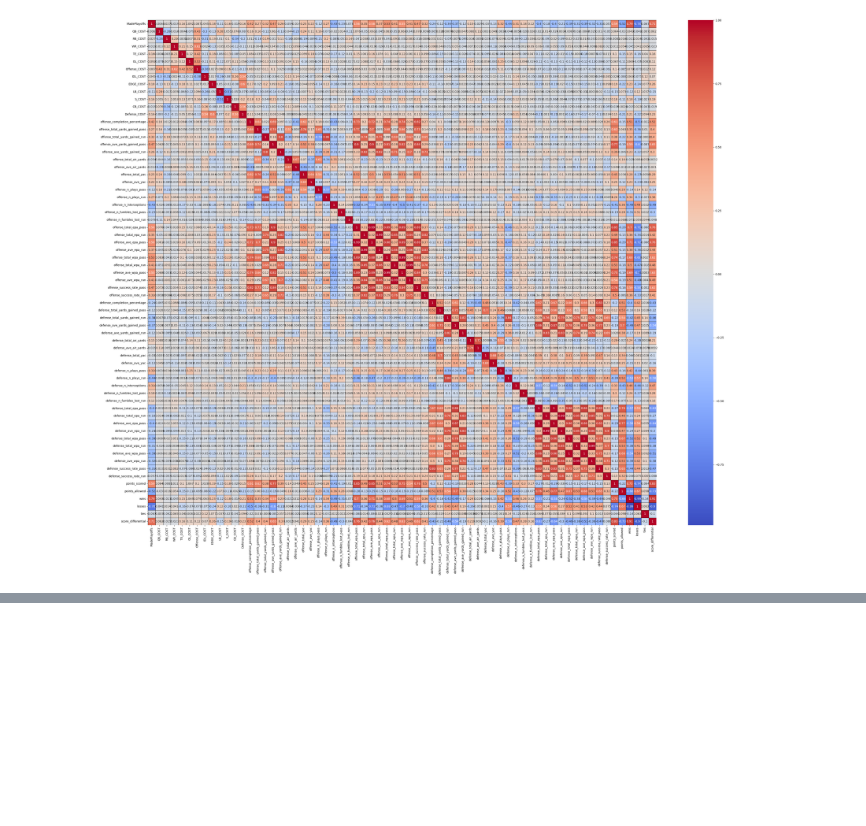
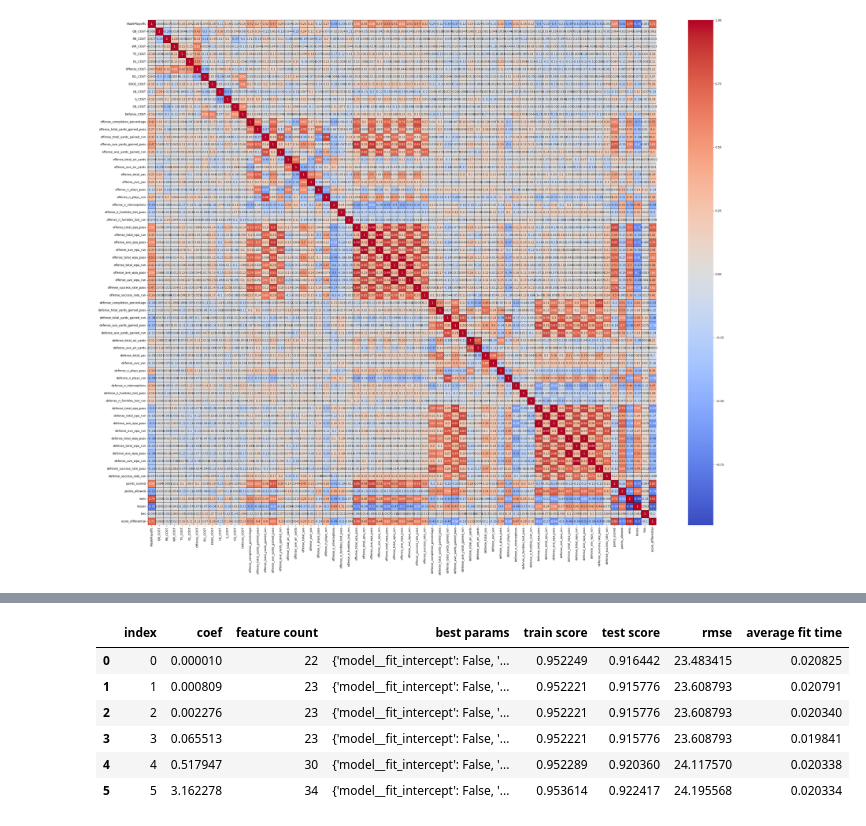
Before and after one commit to codemonkey1101/ucb-mlai-capstone, a Jupyter notebook: feature_evaluation.ipynb, the cells around one changed output, grey strips where cells are left out. Cells and saved outputs as stored; diff of their text form; code cells hidden in the pictures; blank space fills up the shorter version.

```diff
--- a/feature_evaluation.ipynb
+++ b/feature_evaluation.ipynb
@@ -396,0 +663,11 @@ baseline_df[['model', 'train score','test score', 'rmse','average fit time']]
+# %%
+rr_results_df = pd.read_json('results/allstats_scorediff_ridge_model_results_df.json')
+rr_results_df
+# %% [output]
+|  | index | coef | feature count | best params | train score | test score | rmse | average fit time |
+| 0 | 0 | 0.000010 | 22 | {'model__fit_intercept': False, '... | 0.952249 | 0.916442 | 23.483415 | 0.020825 |
+| 1 | 1 | 0.000809 | 23 | {'model__fit_intercept': False, '... | 0.952221 | 0.915776 | 23.608793 | 0.020791 |
+| 2 | 2 | 0.002276 | 23 | {'model__fit_intercept': False, '... | 0.952221 | 0.915776 | 23.608793 | 0.020340 |
+| 3 | 3 | 0.065513 | 23 | {'model__fit_intercept': False, '... | 0.952221 | 0.915776 | 23.608793 | 0.019841 |
+| 4 | 4 | 0.517947 | 30 | {'model__fit_intercept': False, '... | 0.952289 | 0.920360 | 24.117570 | 0.020338 |
+| 5 | 5 | 3.162278 | 34 | {'model__fit_intercept': False, '... | 0.953614 | 0.922417 | 24.195568 | 0.020334 |
```
Also changed, not shown: parts of 19 cells of this notebook, 5 other files.
